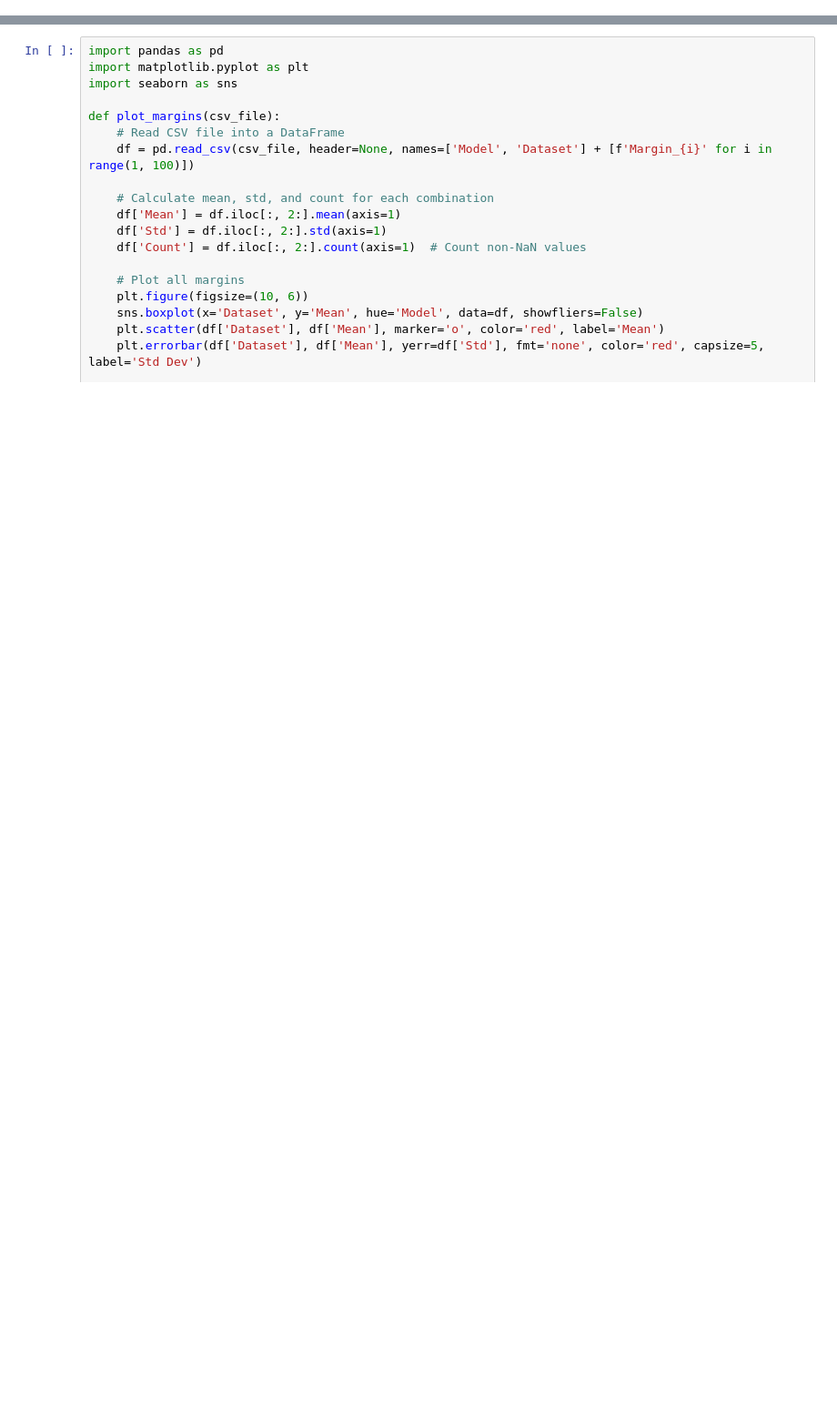
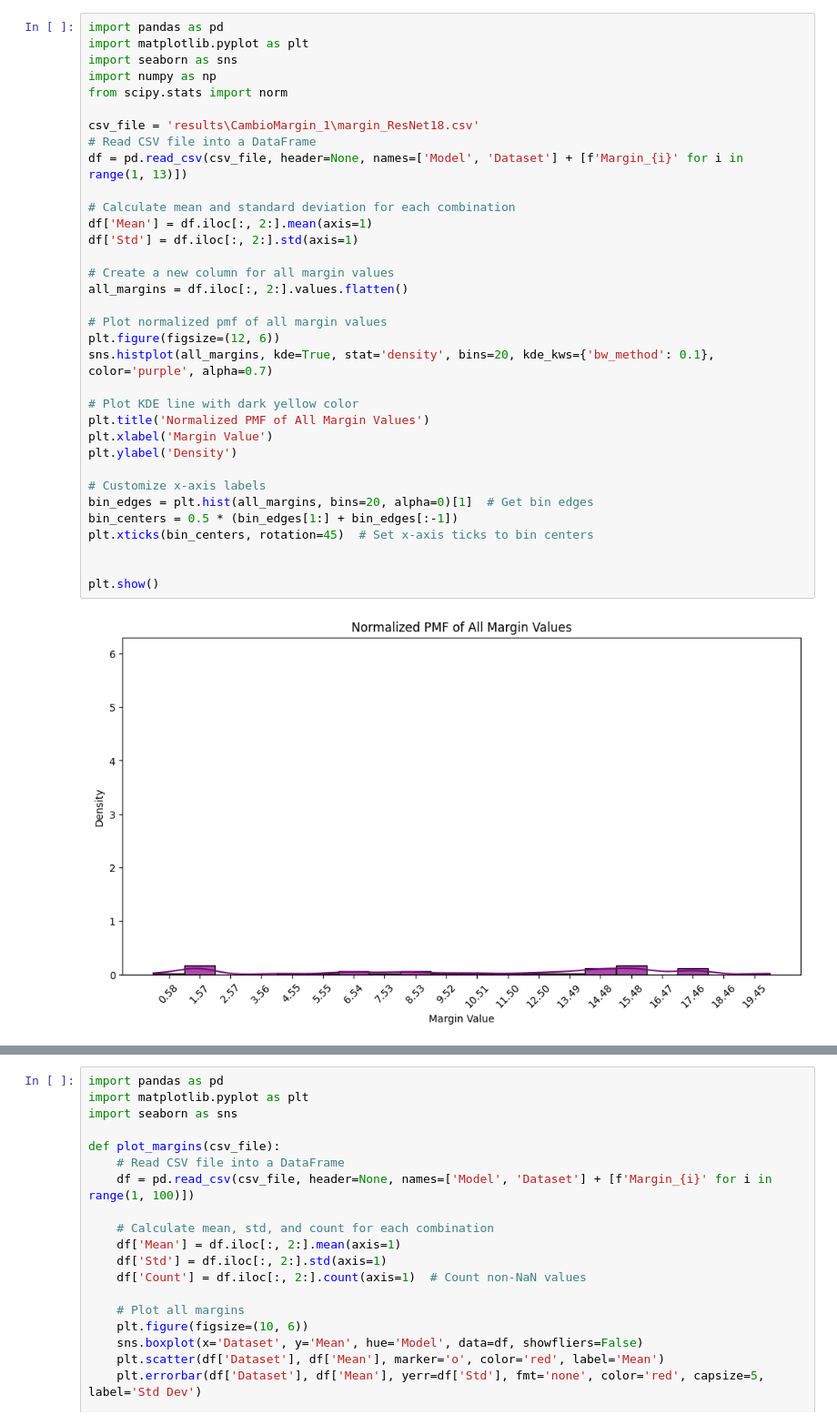
Before and after one commit to JuanmaPT/OODbench, a Jupyter notebook: represent_csv_test.ipynb, the cells around one changed output, grey strips where cells are left out. Shown at 91% size. Cells and saved outputs as stored; diff of their text form; blank space fills up the shorter version.

```diff
--- a/represent_csv_test.ipynb
+++ b/represent_csv_test.ipynb
@@ -0,0 +75,36 @@
+# %%
+import pandas as pd
+import matplotlib.pyplot as plt
+import seaborn as sns
+import numpy as np
+from scipy.stats import norm
+
+csv_file = 'results\CambioMargin_1\margin_ResNet18.csv'
+# Read CSV file into a DataFrame
+df = pd.read_csv(csv_file, header=None, names=['Model', 'Dataset'] + [f'Margin_{i}' for i in range(1, 13)])
+
+# Calculate mean and standard deviation for each combination
+df['Mean'] = df.iloc[:, 2:].mean(axis=1)
+df['Std'] = df.iloc[:, 2:].std(axis=1)
+
+# Create a new column for all margin values
+all_margins = df.iloc[:, 2:].values.flatten()
+
+# Plot normalized pmf of all margin values
+plt.figure(figsize=(12, 6))
+sns.histplot(all_margins, kde=True, stat='density', bins=20, kde_kws={'bw_method': 0.1}, color='purple', alpha=0.7)
+
+# Plot KDE line with dark yellow color
+plt.title('Normalized PMF of All Margin Values')
+plt.xlabel('Margin Value')
+plt.ylabel('Density')
+
+# Customize x-axis labels
+bin_edges = plt.hist(all_margins, bins=20, alpha=0)[1]  # Get bin edges
+bin_centers = 0.5 * (bin_edges[1:] + bin_edges[:-1])
+plt.xticks(bin_centers, rotation=45)  # Set x-axis ticks to bin centers
+
+
+plt.show()
+# %% [output]
+[figure, added]
```
Also changed, not shown: parts of 3 cells of this notebook.
